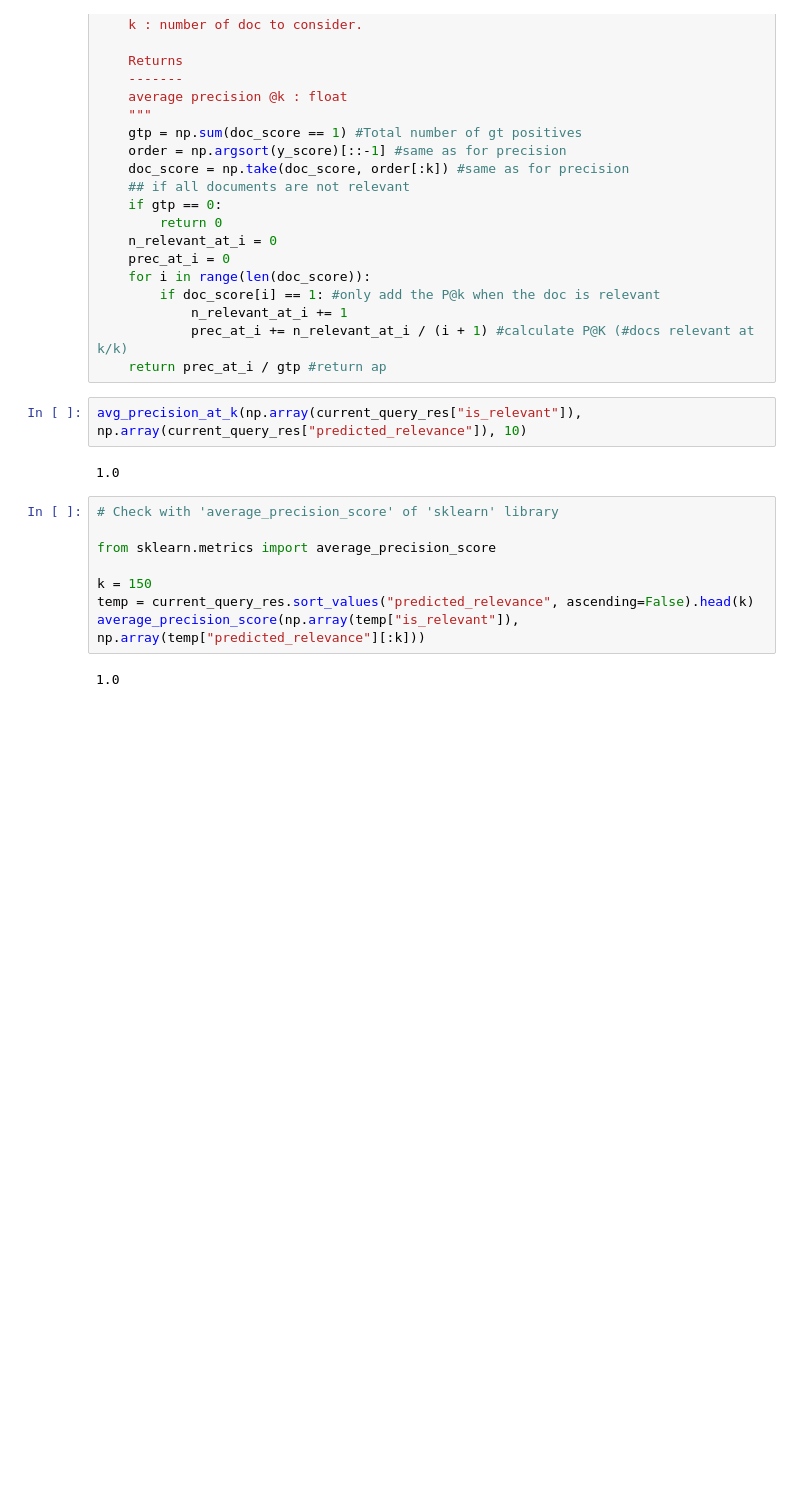
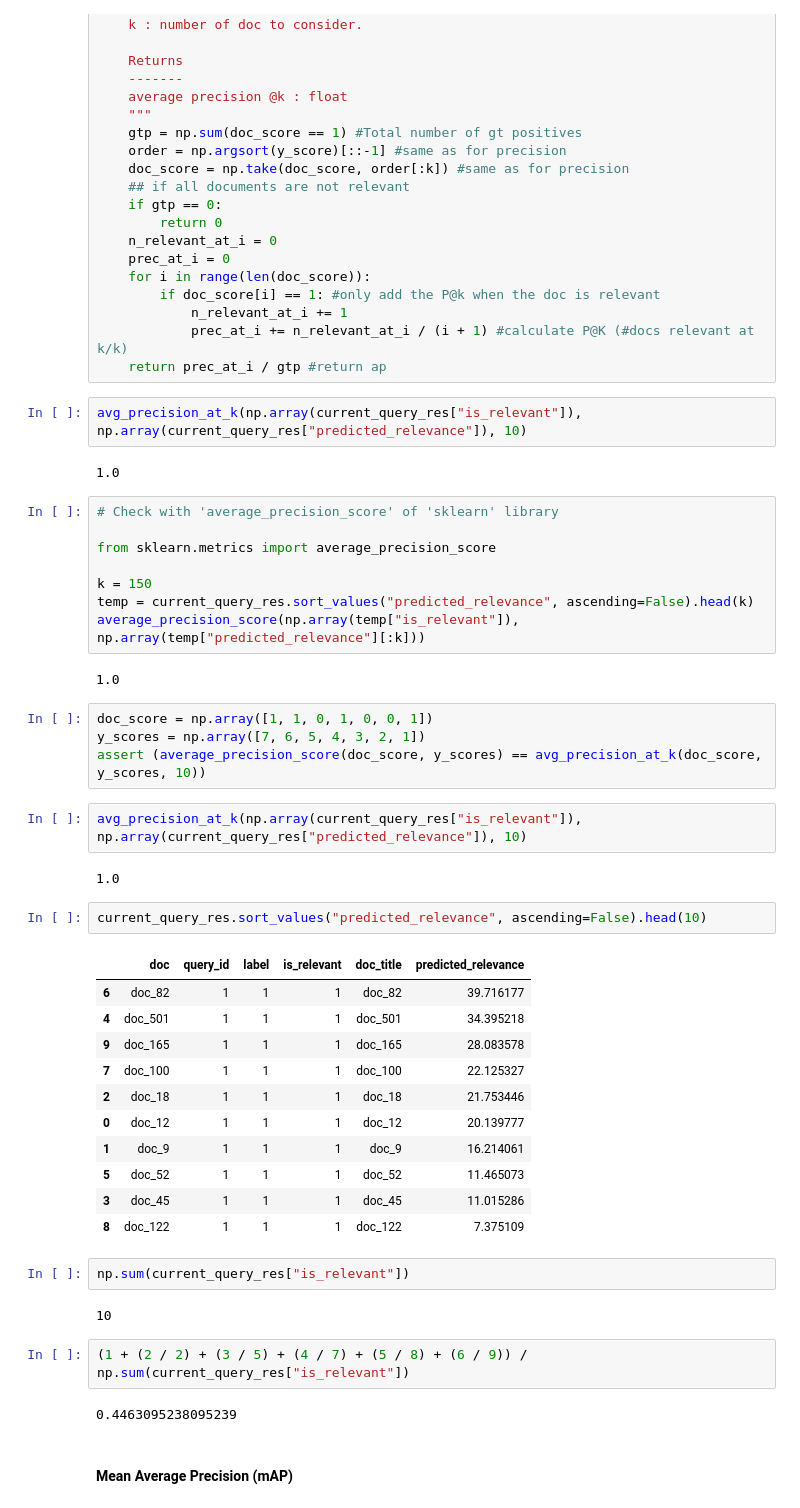
Before and after one commit to luis-bonet/IRWA-PROJECT, a Jupyter notebook: Lab-2/lab2.ipynb, the cells around one changed output. Saved outputs shown, nothing was run; the diff lists cells and outputs as text; blank space fills up the shorter version.

```diff
--- a/Lab-2/lab2.ipynb
+++ b/Lab-2/lab2.ipynb
@@ -526,3 +526,35 @@ temp = current_query_res.sort_values("predicted_relevance", ascending=False).hea
 average_precision_score(np.array(temp["is_relevant"]), np.array(temp["predicted_relevance"][:k]))
 # %% [output]
 1.0
+# %%
+doc_score = np.array([1, 1, 0, 1, 0, 0, 1])
+y_scores = np.array([7, 6, 5, 4, 3, 2, 1])
+assert (average_precision_score(doc_score, y_scores) == avg_precision_at_k(doc_score, y_scores, 10))
+# %%
+avg_precision_at_k(np.array(current_query_res["is_relevant"]), np.array(current_query_res["predicted_relevance"]), 10)
+# %% [output]
+1.0
+# %%
+current_query_res.sort_values("predicted_relevance", ascending=False).head(10)
+# %% [output]
+|  | doc | query_id | label | is_relevant | doc_title | predicted_relevance |
+| 6 | doc_82 | 1 | 1 | 1 | doc_82 | 39.716177 |
+| 4 | doc_501 | 1 | 1 | 1 | doc_501 | 34.395218 |
+| 9 | doc_165 | 1 | 1 | 1 | doc_165 | 28.083578 |
+| 7 | doc_100 | 1 | 1 | 1 | doc_100 | 22.125327 |
+| 2 | doc_18 | 1 | 1 | 1 | doc_18 | 21.753446 |
+| 0 | doc_12 | 1 | 1 | 1 | doc_12 | 20.139777 |
+| 1 | doc_9 | 1 | 1 | 1 | doc_9 | 16.214061 |
+| 5 | doc_52 | 1 | 1 | 1 | doc_52 | 11.465073 |
+| 3 | doc_45 | 1 | 1 | 1 | doc_45 | 11.015286 |
+| 8 | doc_122 | 1 | 1 | 1 | doc_122 | 7.375109 |
+# %%
+np.sum(current_query_res["is_relevant"])
+# %% [output]
+10
+# %%
+(1 + (2 / 2) + (3 / 5) + (4 / 7) + (5 / 8) + (6 / 9)) / np.sum(current_query_res["is_relevant"])
+# %% [output]
+0.4463095238095239
+# %% [markdown]
+#### Mean Average Precision (mAP)
```
Also changed, not shown: parts of 15 cells of this notebook, 1 other file.
